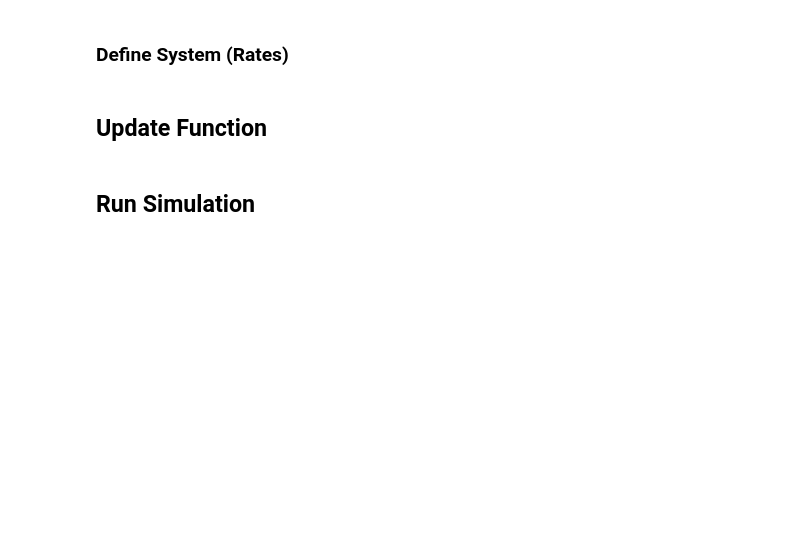
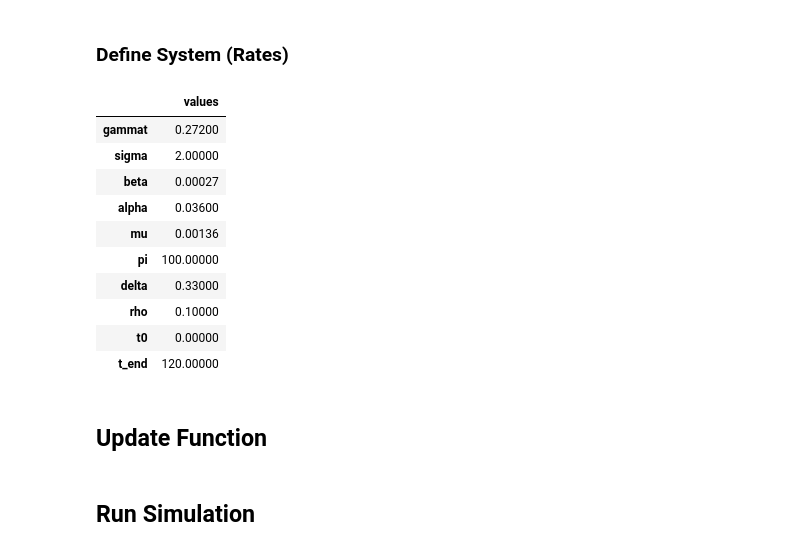
Before and after one commit to Riya-1/ModSimPy, a Jupyter notebook: code/HIV Model.ipynb, the cells around one changed output. Drawn from its saved outputs; the diff is of its cells as text; code cells hidden in the pictures; blank space fills up the shorter version.

```diff
--- a/code/HIV Model.ipynb
+++ b/code/HIV Model.ipynb
@@ -28,16 +34,28 @@ init = State(uninf = 1000, lat = 0, act = 0, vir = 100)
 # %%
 gammat = 1.36*0.2 # Tau * Gamma
 
 system = System ( gammat = gammat,
                   sigma = 2,
                   beta = 0.00027,
                   alpha = 0.036,
                   mu = .00136,
                   pi = 100,
                   delta = 0.33,
                   rho = 0.1,
                   t0 = 0,
-                  t_end = 1200)
+                  t_end = 120)
+# %% [output]
+|  | values |
+| gammat | 0.27200 |
+| sigma | 2.00000 |
+| beta | 0.00027 |
+| alpha | 0.03600 |
+| mu | 0.00136 |
+| pi | 100.00000 |
+| delta | 0.33000 |
+| rho | 0.10000 |
+| t0 | 0.00000 |
+| t_end | 120.00000 |
 # %% [markdown]
 ## Update Function
 # %%
```
Also changed, not shown: parts of 4 cells of this notebook.
